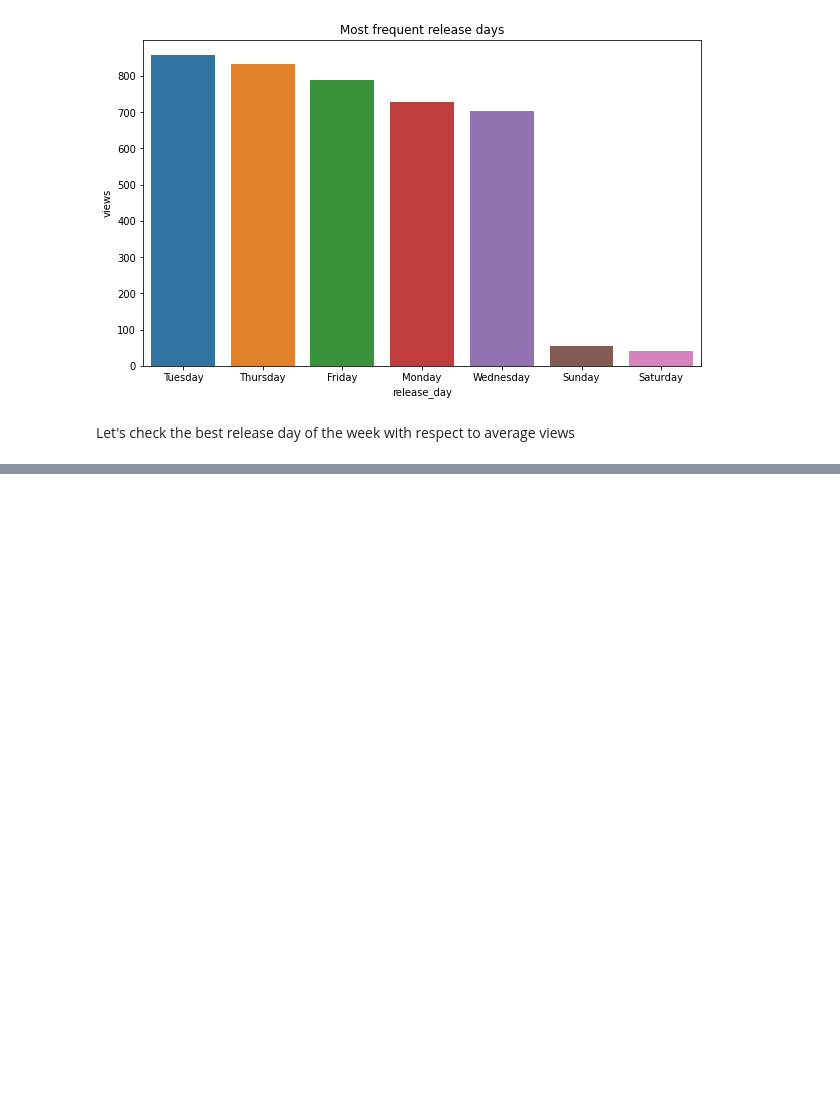
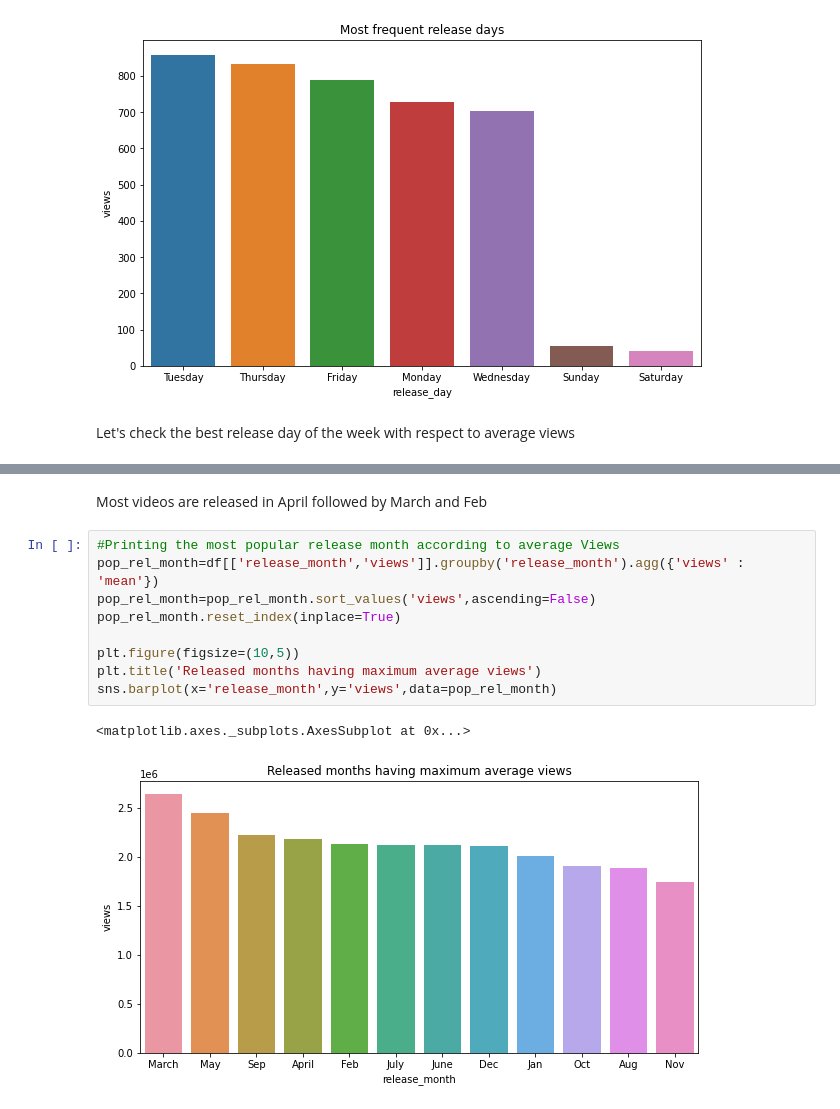
Before and after one commit to Gayatri-Surapaneni/Ted-Talks-Views-Prediction-ML, a Jupyter notebook: Copy_of_Ted_Talk_Views_Prediction_ML_Project_Gayatri_S.ipynb, the cells around one changed output, grey strips where cells are left out. Saved outputs shown, nothing was run; the diff lists cells and outputs as text; blank space fills up the shorter version.

```diff
--- a/Copy_of_Ted_Talk_Views_Prediction_ML_Project_Gayatri_S.ipynb
+++ b/Copy_of_Ted_Talk_Views_Prediction_ML_Project_Gayatri_S.ipynb
@@ -396,0 +430,14 @@ Let's check the best release day of the week with respect to average views
+# %% [markdown]
+Most videos are released in April followed by March and Feb
+# %%
+#Printing the most popular release month according to average Views
+pop_rel_month=df[['release_month','views']].groupby('release_month').agg({'views' : 'mean'})
+pop_rel_month=pop_rel_month.sort_values('views',ascending=False)
+pop_rel_month.reset_index(inplace=True)
+
+plt.figure(figsize=(10,5))
+plt.title('Released months having maximum average views')
+sns.barplot(x='release_month',y='views',data=pop_rel_month)
+# %% [output]
+<matplotlib.axes._subplots.AxesSubplot at 0x...>
+[figure, added]
```
Also changed, not shown: parts of 28 cells of this notebook.
